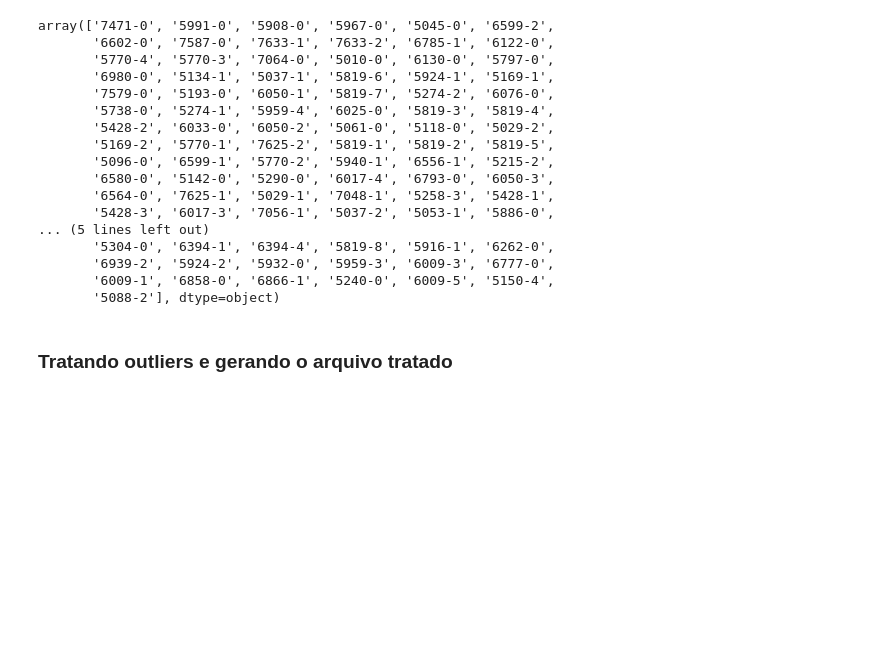
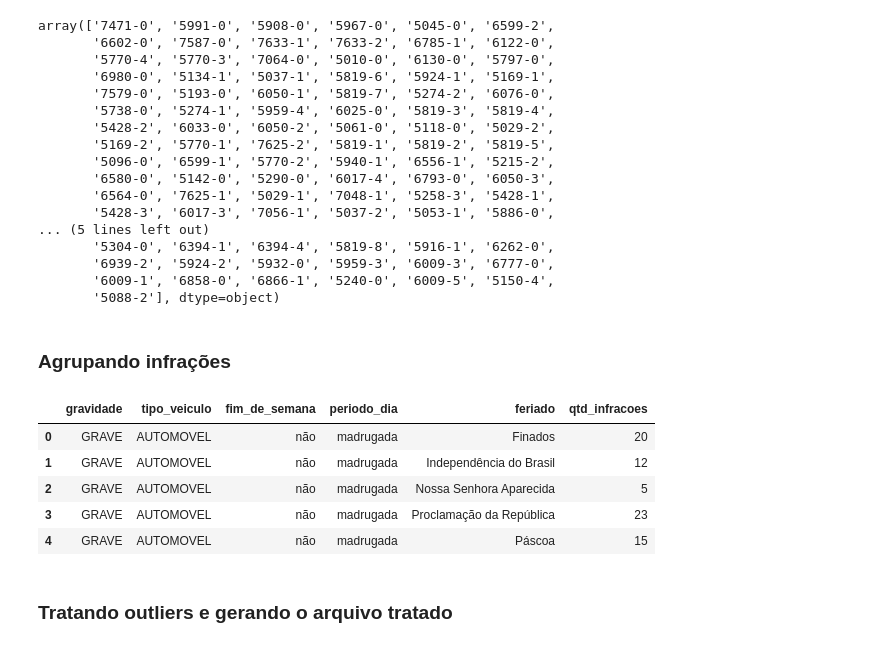
Before and after one commit to yusam/mead2, a Jupyter notebook: autos_de_infracao.ipynb, the cells around one changed output. Drawn from its saved outputs; the diff is of its cells as text; code cells hidden in the pictures; blank space fills up the shorter version.

```diff
--- a/autos_de_infracao.ipynb
+++ b/autos_de_infracao.ipynb
@@ -620,6 +637,28 @@ niveis = {'6912-0': 'LEVE', '5207-0': 'LEVE', '6491-0': 'LEVE', '5681-0': 'LEVE'
 ## Mapeando as gravidades para as respectivas infrações
 
 infracao['gravidade_final'] = infracao['tipo_infracao'].map(niveis)
+# %% [markdown]
+### Agrupando infrações
+# %%
+infracoes_agrupadas = (
+
+    infracao.
+    groupby(['gravidade','tipo_veiculo','fim_de_semana','periodo_dia','feriado'],as_index=False).
+    agg({'tipo_infracao':'count'})
+
+)
+
+## renomeando campo
+infracoes_agrupadas = infracoes_agrupadas.rename(columns={'tipo_infracao':'qtd_infracoes'})
+
+infracoes_agrupadas.head()
+# %% [output]
+|  | gravidade | tipo_veiculo | fim_de_semana | periodo_dia | feriado | qtd_infracoes |
+| 0 | GRAVE | AUTOMOVEL | não | madrugada | Finados | 20 |
+| 1 | GRAVE | AUTOMOVEL | não | madrugada | Independência do Brasil | 12 |
+| 2 | GRAVE | AUTOMOVEL | não | madrugada | Nossa Senhora Aparecida | 5 |
+| 3 | GRAVE | AUTOMOVEL | não | madrugada | Proclamação da República | 23 |
+| 4 | GRAVE | AUTOMOVEL | não | madrugada | Páscoa | 15 |
 # %% [markdown]
 ### Tratando outliers e gerando o arquivo tratado
 # %%
```
Also changed, not shown: parts of 21 cells of this notebook.
